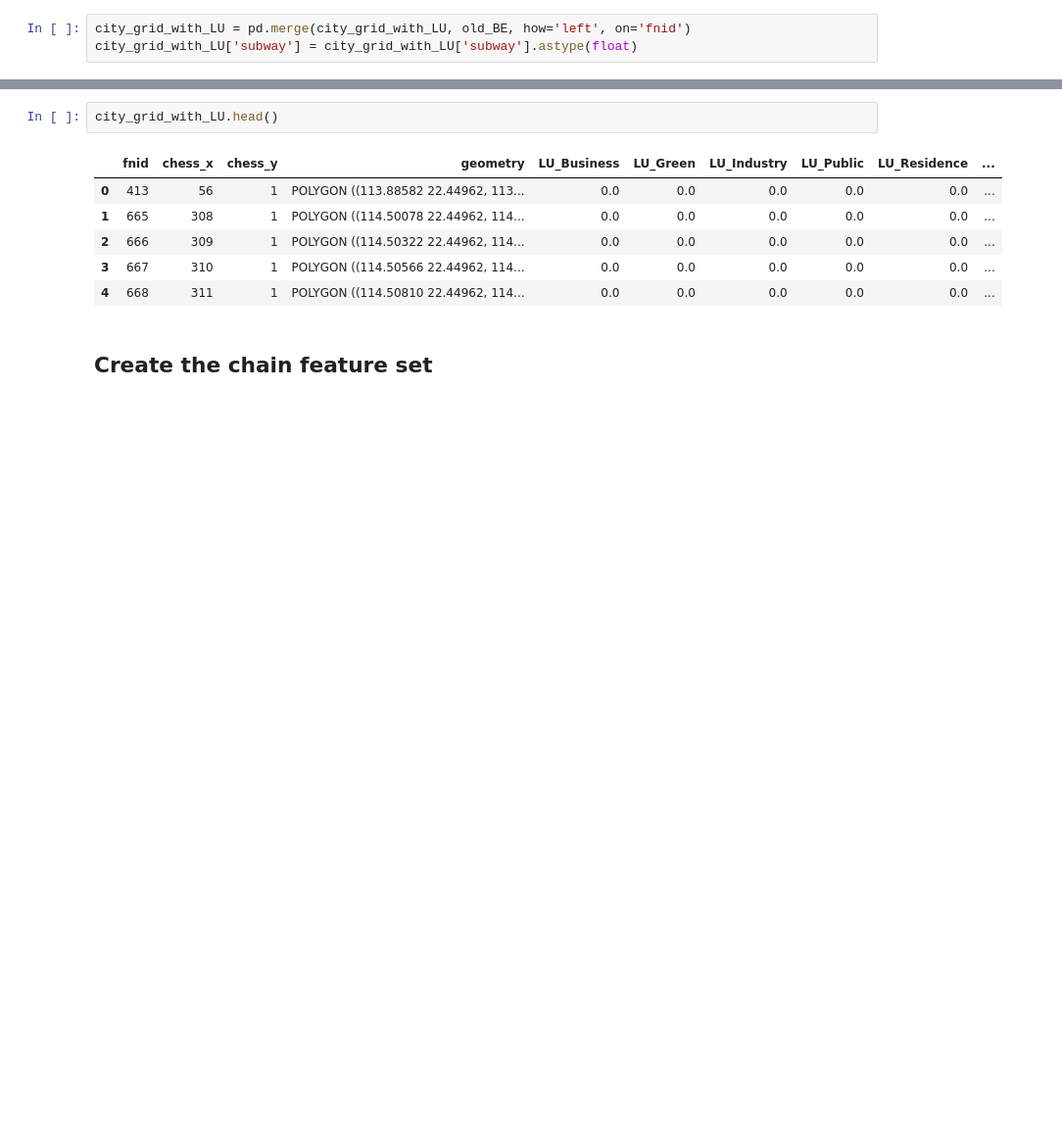
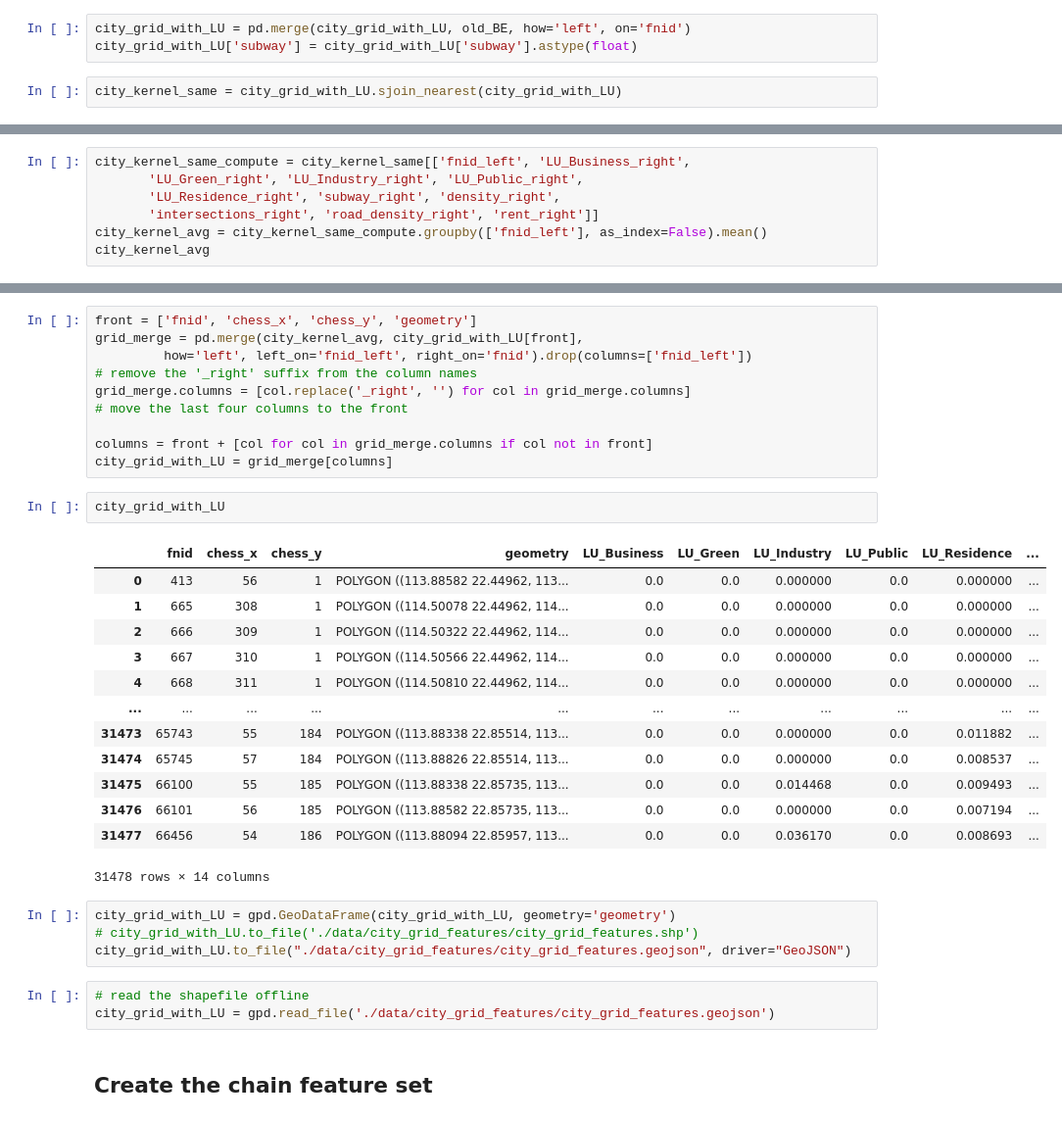
Before and after one commit to BoyangL1/spatial_cognitive, a Jupyter notebook: preprocessing/traj_feature_preprocessing_BEs.ipynb, the cells around one changed output, grey strips where cells are left out. Shown at 98% size. Drawn from its saved outputs; the diff is of its cells as text; blank space fills up the shorter version.

```diff
--- a/preprocessing/traj_feature_preprocessing_BEs.ipynb
+++ b/preprocessing/traj_feature_preprocessing_BEs.ipynb
@@ -335,3 +335,5 @@ old_BE = old_BE[['fnid', 'density', 'intersections', 'road_density', 'rent']]
 # %%
 city_grid_with_LU = pd.merge(city_grid_with_LU, old_BE, how='left', on='fnid')
 city_grid_with_LU['subway'] = city_grid_with_LU['subway'].astype(float)
+# %%
+city_kernel_same = city_grid_with_LU.sjoin_nearest(city_grid_with_LU)
@@ -337,0 +342,7 @@ city_grid_with_LU['subway'] = city_grid_with_LU['subway'].astype(float)
+# %%
+city_kernel_same_compute = city_kernel_same[['fnid_left', 'LU_Business_right',
+       'LU_Green_right', 'LU_Industry_right', 'LU_Public_right',
+       'LU_Residence_right', 'subway_right', 'density_right',
+       'intersections_right', 'road_density_right', 'rent_right']]
+city_kernel_avg = city_kernel_same_compute.groupby(['fnid_left'], as_index=False).mean()
+city_kernel_avg
@@ -338,12 +363,36 @@ city_grid_with_LU['subway'] = city_grid_with_LU['subway'].astype(float)
+# %%
+front = ['fnid', 'chess_x', 'chess_y', 'geometry']
+grid_merge = pd.merge(city_kernel_avg, city_grid_with_LU[front],
+         how='left', left_on='fnid_left', right_on='fnid').drop(columns=['fnid_left'])
+# remove the '_right' suffix from the column names
+grid_merge.columns = [col.replace('_right', '') for col in grid_merge.columns]
+# move the last four columns to the front
+
+columns = front + [col for col in grid_merge.columns if col not in front]
+city_grid_with_LU = grid_merge[columns]
 # %%
-city_grid_with_LU.head()
+city_grid_with_LU
 # %% [output]
 |  | fnid | chess_x | chess_y | geometry | LU_Business | LU_Green | LU_Industry | LU_Public | LU_Residence | ... |
-| 0 | 413 | 56 | 1 | POLYGON ((113.88582 22.44962, 113... | 0.0 | 0.0 | 0.0 | 0.0 | 0.0 | ... |
-| 1 | 665 | 308 | 1 | POLYGON ((114.50078 22.44962, 114... | 0.0 | 0.0 | 0.0 | 0.0 | 0.0 | ... |
-| 2 | 666 | 309 | 1 | POLYGON ((114.50322 22.44962, 114... | 0.0 | 0.0 | 0.0 | 0.0 | 0.0 | ... |
-| 3 | 667 | 310 | 1 | POLYGON ((114.50566 22.44962, 114... | 0.0 | 0.0 | 0.0 | 0.0 | 0.0 | ... |
-| 4 | 668 | 311 | 1 | POLYGON ((114.50810 22.44962, 114... | 0.0 | 0.0 | 0.0 | 0.0 | 0.0 | ... |
+| 0 | 413 | 56 | 1 | POLYGON ((113.88582 22.44962, 113... | 0.0 | 0.0 | 0.000000 | 0.0 | 0.000000 | ... |
+| 1 | 665 | 308 | 1 | POLYGON ((114.50078 22.44962, 114... | 0.0 | 0.0 | 0.000000 | 0.0 | 0.000000 | ... |
+| 2 | 666 | 309 | 1 | POLYGON ((114.50322 22.44962, 114... | 0.0 | 0.0 | 0.000000 | 0.0 | 0.000000 | ... |
+| 3 | 667 | 310 | 1 | POLYGON ((114.50566 22.44962, 114... | 0.0 | 0.0 | 0.000000 | 0.0 | 0.000000 | ... |
+| 4 | 668 | 311 | 1 | POLYGON ((114.50810 22.44962, 114... | 0.0 | 0.0 | 0.000000 | 0.0 | 0.000000 | ... |
+| ... | ... | ... | ... | ... | ... | ... | ... | ... | ... | ... |
+| 31473 | 65743 | 55 | 184 | POLYGON ((113.88338 22.85514, 113... | 0.0 | 0.0 | 0.000000 | 0.0 | 0.011882 | ... |
+| 31474 | 65745 | 57 | 184 | POLYGON ((113.88826 22.85514, 113... | 0.0 | 0.0 | 0.000000 | 0.0 | 0.008537 | ... |
+| 31475 | 66100 | 55 | 185 | POLYGON ((113.88338 22.85735, 113... | 0.0 | 0.0 | 0.014468 | 0.0 | 0.009493 | ... |
+| 31476 | 66101 | 56 | 185 | POLYGON ((113.88582 22.85735, 113... | 0.0 | 0.0 | 0.000000 | 0.0 | 0.007194 | ... |
+| 31477 | 66456 | 54 | 186 | POLYGON ((113.88094 22.85957, 113... | 0.0 | 0.0 | 0.036170 | 0.0 | 0.008693 | ... |
+31478 rows × 14 columns
+# %%
+city_grid_with_LU = gpd.GeoDataFrame(city_grid_with_LU, geometry='geometry')
+# city_grid_with_LU.to_file('./data/city_grid_features/city_grid_features.shp')
+city_grid_with_LU.to_file("./data/city_grid_features/city_grid_features.geojson", driver="GeoJSON")
+# %%
+# read the shapefile offline
+city_grid_with_LU = gpd.read_file('./data/city_grid_features/city_grid_features.geojson')
 # %% [markdown]
 ## Create the chain feature set
 # %%
```
Also changed, not shown: parts of 3 cells of this notebook, 24 other files.
